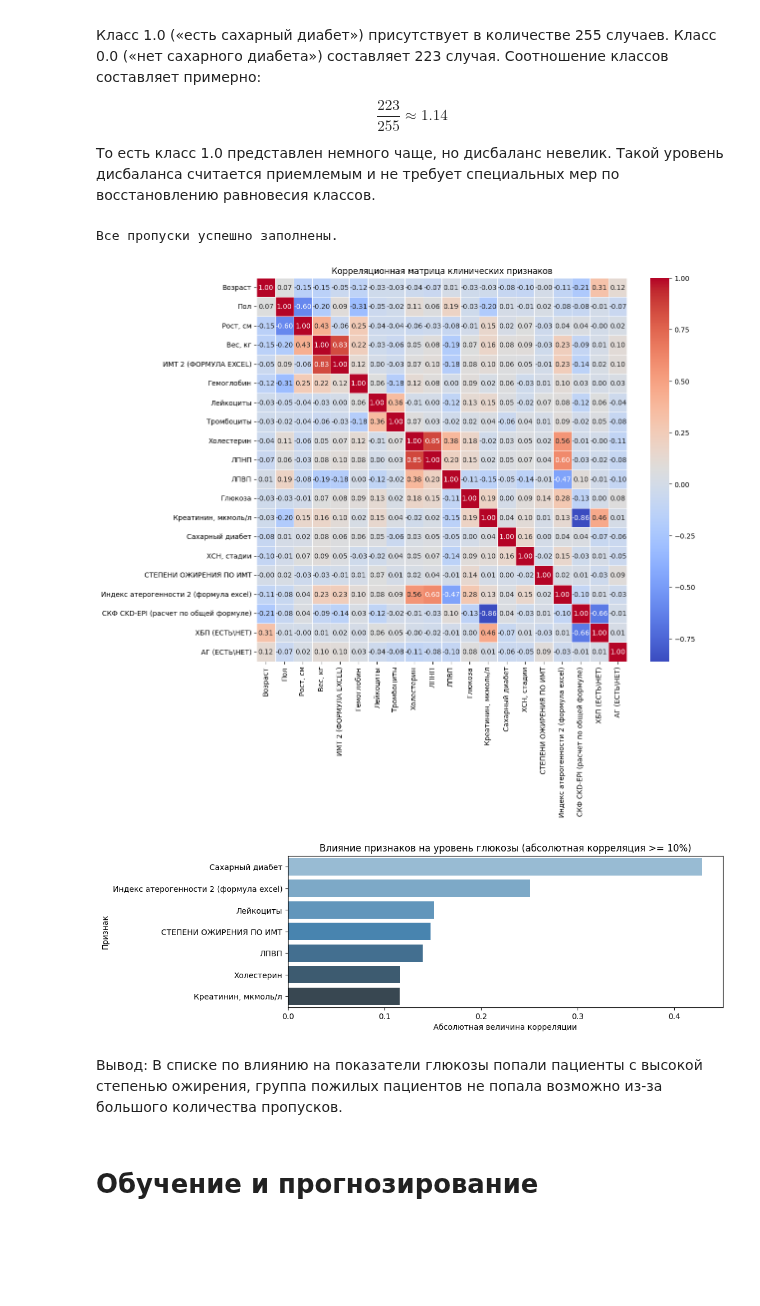
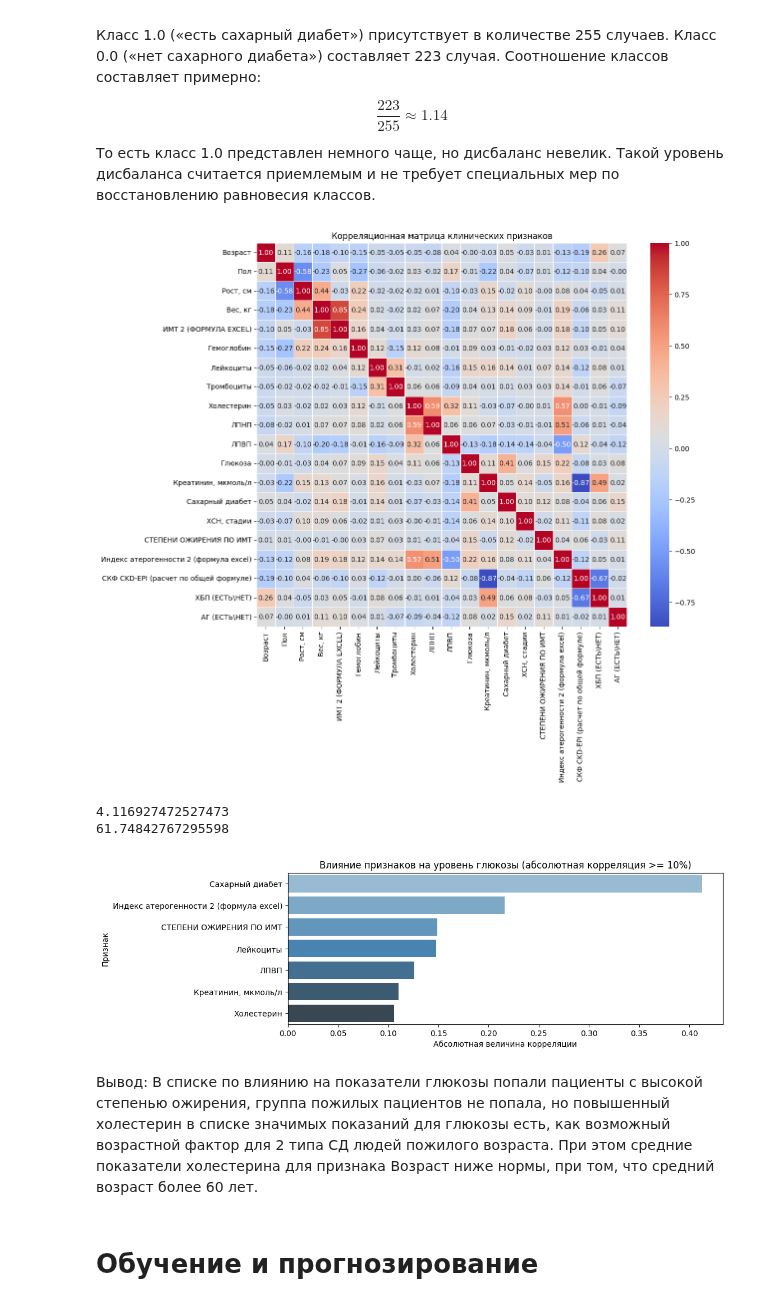
Before and after one commit to Antoha2024/DiplomProductStar, a Jupyter notebook: DS47_diabetes_ds_antipov.ipynb, the cells around one changed output. Drawn from its saved outputs; the diff is of its cells as text; code cells hidden in the pictures; blank space fills up the shorter version.

```diff
--- a/DS47_diabetes_ds_antipov.ipynb
+++ b/DS47_diabetes_ds_antipov.ipynb
@@ -140,7 +134,7 @@ $$\frac{223}{255} \approx 1.14$$
 
 То есть класс 1.0 представлен немного чаще, но дисбаланс невелик. Такой уровень дисбаланса считается приемлемым и не требует специальных мер по восстановлению равновесия классов.
 # %%
-# Список интересующих клинических признаков
+#Градация 1 и 2 типа сахарного диабета по уровню глюкозы
 clinical_cols = [
     "Возраст",
     "Пол",
@@ -148,48 +142,47 @@ clinical_cols = [
     "Вес, кг",
     "ИМТ 2 (ФОРМУЛА EXCEL)",
     "Гемоглобин",
     "Лейкоциты",
     "Тромбоциты",
     "Холестерин",
     "ЛПНП",
     "ЛПВП",
     "Глюкоза",
     "Креатинин, мкмоль/л",
     "Сахарный диабет",
     "ХСН, стадии",
     "СТЕПЕНИ ОЖИРЕНИЯ ПО ИМТ",
     "Индекс атерогенности 2 (формула excel)",
     "СКФ CKD-EPI (расчет по общей формуле)",
     "ХБП (ЕСТЬ\\НЕТ)",
     "АГ (ЕСТЬ\\НЕТ)"
 ]
 
-# Оставляем только нужные признаки
+# Остаемся только с нужными признаками
 selected_df = df[clinical_cols].copy()
 
-# Заполняем пропуски (NaN) значениями медианы каждого числового признака
+# Замещаем NaN-значения на медианы соответствующего столбца
 for column in clinical_cols:
-    if selected_df[column].dtype != 'O':  # Исключаем строковые переменные
-        median_value = selected_df[column].median()
-        selected_df[column].fillna(median_value, inplace=True)
+    median_value = selected_df[column].median()
+    selected_df[column].fillna(median_value, inplace=True)
 
-# Проверяем наличие пропусков после заполнения
-remaining_nulls = selected_df.isnull().sum()
-if remaining_nulls.sum() > 0:
-    print("Есть оставшиеся пропуски:", remaining_nulls)
-else:
-    print("Все пропуски успешно заполнены.")
-
-# Теперь строим корреляционную матрицу и теплую карту
+# Матрица корреляции
 corr_matrix = selected_df.corr()
 
+# Рисуем тепловую карту
 plt.figure(figsize=(12, 10))
 sns.heatmap(corr_matrix, annot=True, cmap="coolwarm", fmt='.2f', linewidths=.5)
 plt.title("Корреляционная матрица клинических признаков")
 plt.show()
 # %% [output]
-Все пропуски успешно заполнены.
-[figure, old version]
+[figure, new version]
+# %%
+#print(df['Холестерин'].value_counts(dropna=False))
+print(df['Холестерин'].mean())
+print(df['Возраст'].mean())
+# %% [output]
+4.116927472527473
+61.74842767295598
 # %%
 # Вычислим корреляцию
 corr_matrix = selected_df.corr()
@@ -208,9 +201,9 @@ plt.ylabel("Признак")
 plt.title("Влияние признаков на уровень глюкозы (абсолютная корреляция >= 10%)")
 plt.show()
 # %% [output]
-[figure, old version]
+[figure, new version]
 # %% [markdown]
-Вывод: В списке по влиянию на показатели глюкозы попали пациенты с высокой степенью ожирения, группа пожилых пациентов не попала возможно из-за большого количества пропусков.
+Вывод: В списке по влиянию на показатели глюкозы попали пациенты с высокой степенью ожирения, группа пожилых пациентов не попала, но повышенный холестерин в списке значимых показаний для глюкозы есть, как возможный возрастной фактор для 2 типа СД людей пожилого возраста. При этом средние показатели холестерина для признака Возраст ниже нормы, при том, что средний возраст более 60 лет.
 # %% [markdown]
 # Обучение и прогнозирование
 # %%
```
Also changed, not shown: parts of 9 cells of this notebook.
